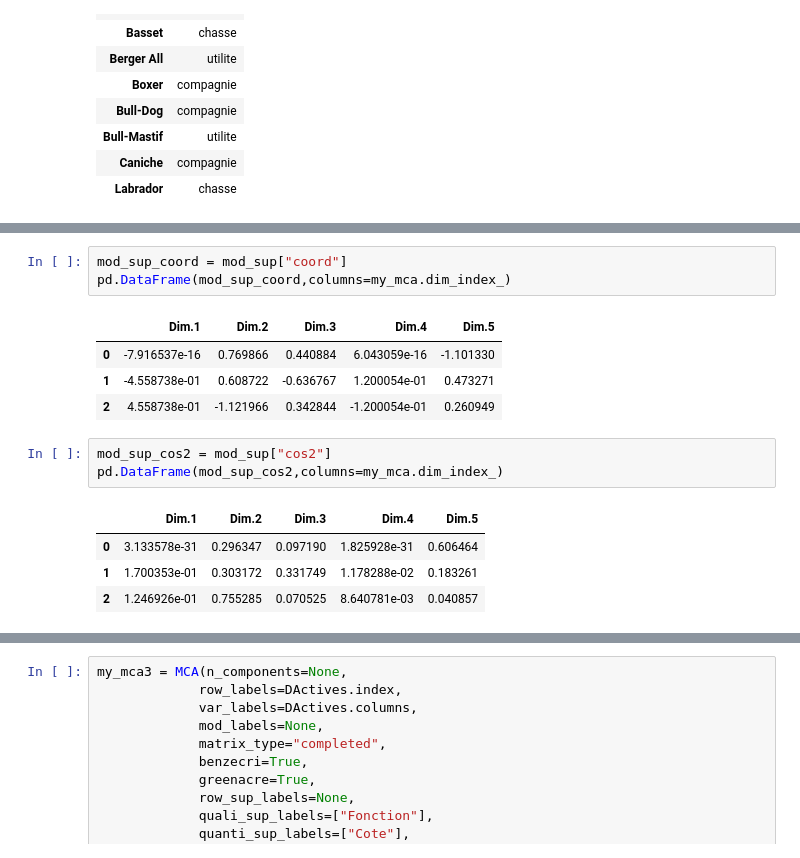
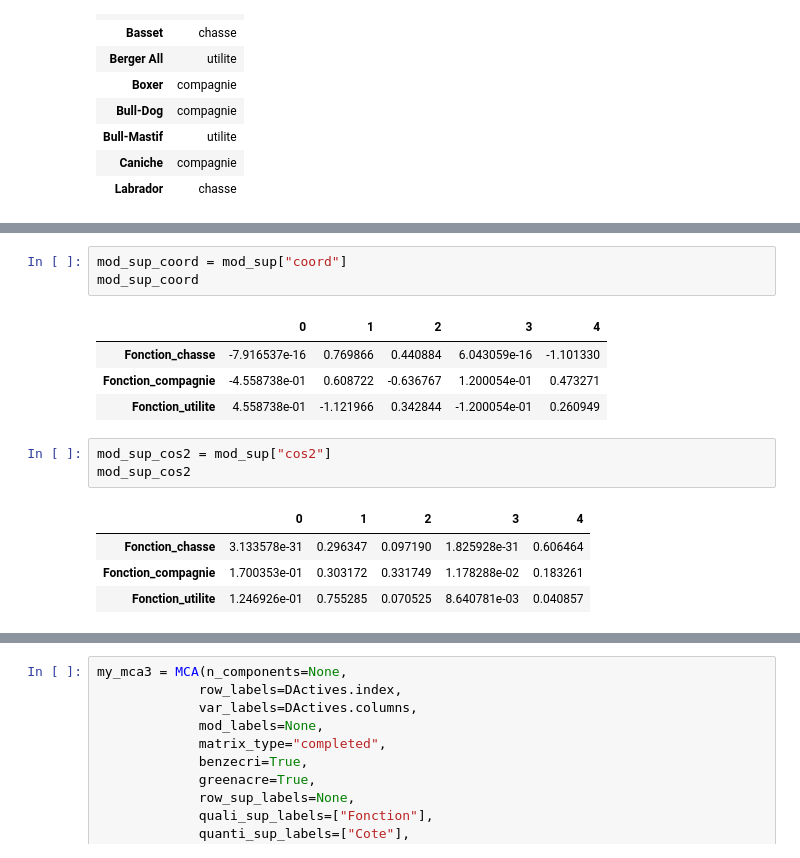
Before and after one commit to enfantbenidedieu/scientisttools, a Jupyter notebook: mca_example.ipynb, the cells around one changed output, grey strips where cells are left out. Cells and saved outputs as stored; diff of their text form.

```diff
--- a/mca_example.ipynb
+++ b/mca_example.ipynb
@@ -419,19 +418,19 @@ dict_keys(['coord', 'cos2', 'dist', 'stats', 'v.test'])
 # %%
 mod_sup_coord = mod_sup["coord"]
-pd.DataFrame(mod_sup_coord,columns=my_mca.dim_index_)
+mod_sup_coord
 # %% [output]
-|  | Dim.1 | Dim.2 | Dim.3 | Dim.4 | Dim.5 |
-| 0 | -7.916537e-16 | 0.769866 | 0.440884 | 6.043059e-16 | -1.101330 |
-| 1 | -4.558738e-01 | 0.608722 | -0.636767 | 1.200054e-01 | 0.473271 |
-| 2 | 4.558738e-01 | -1.121966 | 0.342844 | -1.200054e-01 | 0.260949 |
+|  | 0 | 1 | 2 | 3 | 4 |
+| Fonction_chasse | -7.916537e-16 | 0.769866 | 0.440884 | 6.043059e-16 | -1.101330 |
+| Fonction_compagnie | -4.558738e-01 | 0.608722 | -0.636767 | 1.200054e-01 | 0.473271 |
+| Fonction_utilite | 4.558738e-01 | -1.121966 | 0.342844 | -1.200054e-01 | 0.260949 |
 # %%
 mod_sup_cos2 = mod_sup["cos2"]
-pd.DataFrame(mod_sup_cos2,columns=my_mca.dim_index_)
+mod_sup_cos2
 # %% [output]
-|  | Dim.1 | Dim.2 | Dim.3 | Dim.4 | Dim.5 |
-| 0 | 3.133578e-31 | 0.296347 | 0.097190 | 1.825928e-31 | 0.606464 |
-| 1 | 1.700353e-01 | 0.303172 | 0.331749 | 1.178288e-02 | 0.183261 |
-| 2 | 1.246926e-01 | 0.755285 | 0.070525 | 8.640781e-03 | 0.040857 |
+|  | 0 | 1 | 2 | 3 | 4 |
+| Fonction_chasse | 3.133578e-31 | 0.296347 | 0.097190 | 1.825928e-31 | 0.606464 |
+| Fonction_compagnie | 1.700353e-01 | 0.303172 | 0.331749 | 1.178288e-02 | 0.183261 |
+| Fonction_utilite | 1.246926e-01 | 0.755285 | 0.070525 | 8.640781e-03 | 0.040857 |
 # %%
 mod_sup_dist = mod_sup["dist"]
 pd.DataFrame(mod_sup_dist,columns=["Dist"])
```
Also changed, not shown: parts of 9 cells of this notebook, 29 other files.
